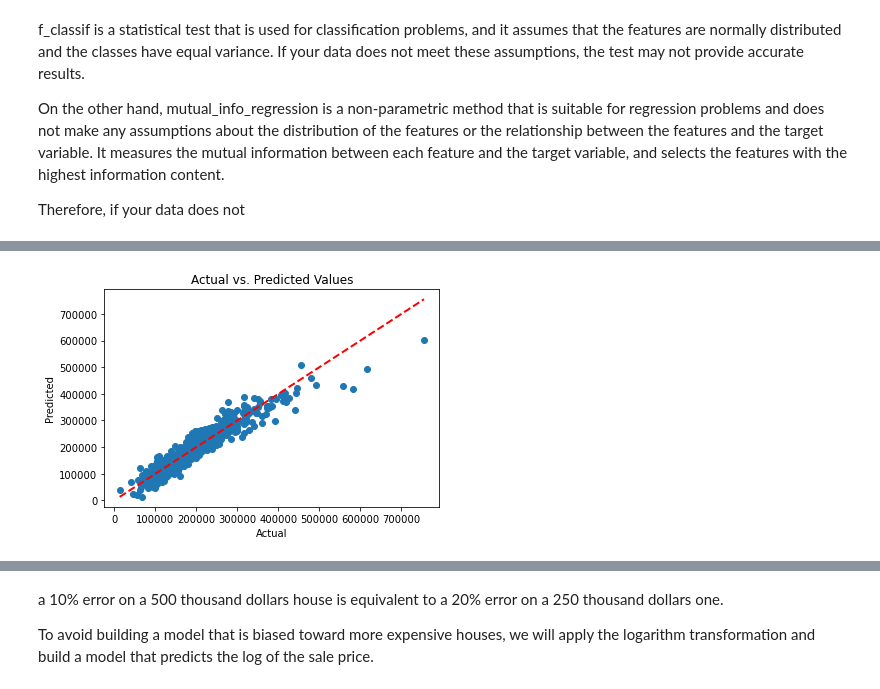
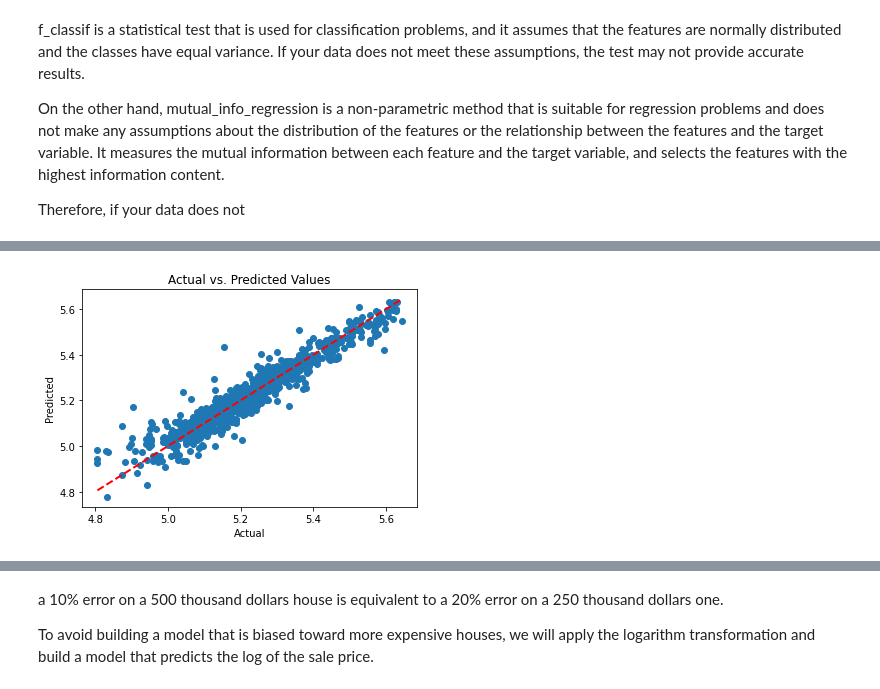
Before and after one commit to PiWebswiss/Project-AI-3, a Jupyter notebook: house-prices/house-prices-solution.ipynb, the cells around one changed output, grey strips where cells are left out. Saved outputs shown, nothing was run; the diff lists cells and outputs as text; code cells hidden in the pictures.

```diff
--- a/house-prices/house-prices-solution.ipynb
+++ b/house-prices/house-prices-solution.ipynb
@@ -458,20 +518,26 @@ train_df.plot(
 # Set range
 range_values = {
     "Lot Frontage": [200, 320],
-    "Lot Area": [60000, 220000],
+    "Lot Area": [40000, 220000],
     "Utilities" : [2, 3],
     "Mas Vnr Area" : [1500, 1600],
-    "BsmtFin SF 1": [3000, 6000],
+    "BsmtFin SF 1": [2700, 6000],
+    "BsmtFin SF 2": [1500, 2000],
+    "Total Bsmt SF" : [2800, 3000],
+    "1st Flr SF" : [2500, 3000],
     "Enclosed Porch" : [600, 1200],
     "Bsmt Half Bath" : [1.70, 2],
     "Low Qual Fin SF" : [600, 1070],
     "Kitchen AbvGr" : [2.70, 3],
     "Wood Deck SF" : [800, 1500],
-    "Enclosed Porch" : [350, 555],
-    "Misc Val" : [6000, 16000],
+    "Enclosed Porch" : [450, 555],
+    "Misc Val" : [2300, 16000],
     "3Ssn Porch" : [400, 600],
     "Enclosed Porch" : [1000, 1020],
-
+    "Pool Area": [200, 700],
+    "Garage Qual" : [4.5, 5],
+    "Functional" : [0, 2],
+    "Electrical" : [0, 2],
 }
 
 # Remove outlier according to the range set
@@ -594,9 +645,0 @@ Correcting inconsistencies in the variables by converting all the strings to low
-# %%
-# Convert all string to lowercase
-str_features = train_df.select_dtypes(exclude="number").columns
-
-for col in str_features:
-    train_df[col] = train_df[col].str.lower()
-
-# Dispaly the change
-train_df.select_dtypes(exclude="number").head()
@@ -724,3 +761,13 @@ df_dummies = pd.get_dummies(train_df, drop_first=True)
+# %%
+# Drop columns not present in the test set
+col_remouve = ['Condition 2_PosA', 'Exterior 1st_ImStucc', 'Roof Matl_Metal',
+                'Exterior 2nd_AsphShn', 'Condition 2_Feedr', 'Roof Matl_Membran',
+                'Sale Type_Con', 'Roof Style_Shed', 'Heating_GasA', 'Neighborhood_Landmrk',
+                'MS Zoning_C (all)', 'Roof Matl_WdShngl', 'Exterior 1st_Stone', 'Neighborhood_Greens',
+                'Mas Vnr Type_CBlock', 'Condition 2_RRNn', 'Foundation_Wood', 'Exterior 1st_CBlock', 'Sale Type_VWD',
+                'Neighborhood_GrnHill', 'Condition 2_RRAn', 'Kitchen Qual_Po', 'Exterior 1st_BrkComm']
+
+df_dummies = df_dummies.drop(col_remouve, axis=1)
 # %%
 # Separte X, y
 X = df_dummies.drop("SalePrice", axis=1)
@@ -744,7 +791,7 @@ Splitting data
 You should split the data into training and validation sets (e.g. 60-40 split). You will use the training set for fitting the models and the validation set for evaluating the models and tuning hyperparameters.
 # %%
 # Spliting data
-X_tr, X_val, y_tr, y_val = train_test_split(X, y, test_size=0.4, random_state=0)
+X_tr, X_val, y_tr, y_val = train_test_split(X, np.log10(y + 1), test_size=0.4, random_state=0)
 # %% [markdown]
 Model fitting
 ---
@@ -818,18 +873,18 @@ Therefore, if your data does not
 # %%
 from sklearn.pipeline import Pipeline
 from sklearn.metrics import mean_absolute_error as MAE
 from sklearn.metrics import mean_squared_error as MSE
 from sklearn.preprocessing import StandardScaler
 from sklearn.linear_model import LinearRegression, Ridge
 # Plot the predicted values against the actual values for the validation set
-pip = Pipeline([("s", StandardScaler()), ("ridge", Ridge(alpha=1))])
+pip = Pipeline([("saler", StandardScaler()), ("ridge", Ridge(alpha=1))])
 pip.fit(X_tr, y_tr)
 
 plt.scatter(y_val, pip.predict(X_val))
 plt.plot([y_val.min(), y_val.max()], [y_val.min(), y_val.max()], '--', color='red', linewidth=2)
 plt.xlabel('Actual')
 plt.ylabel('Predicted')
 plt.title('Actual vs. Predicted Values')
 plt.show()
 # %% [output]
-[figure, old version]
+[figure, new version]
```
Also changed, not shown: parts of 62 cells of this notebook.
